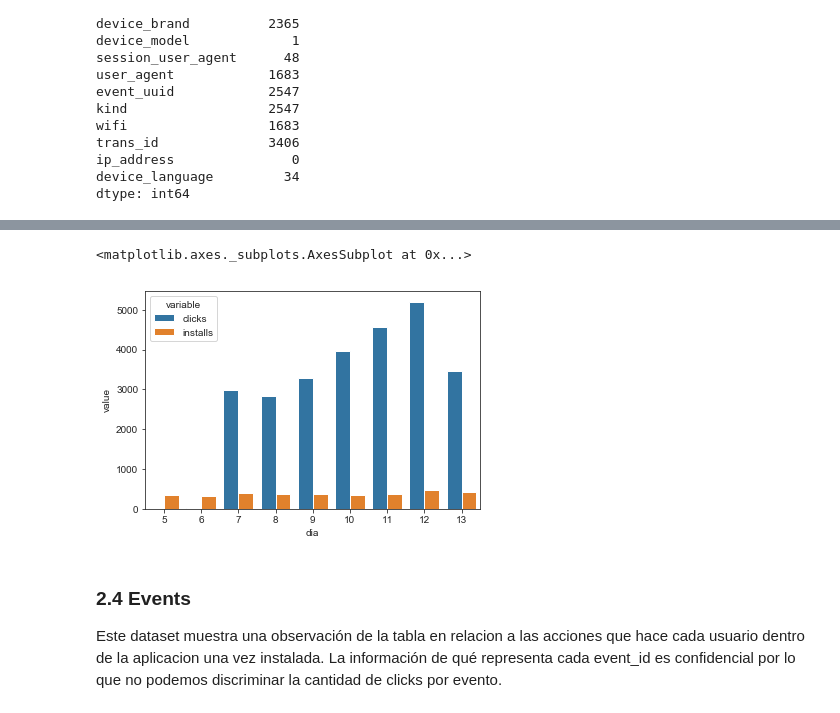
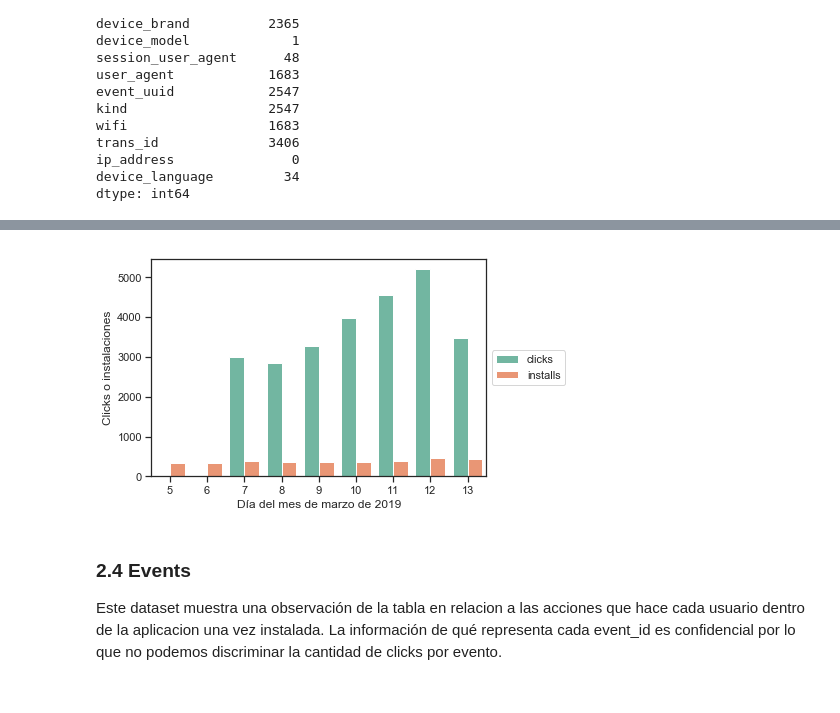
Before and after one commit to flor14/Organizacion_de_datos_2019, a Jupyter notebook: Tp1_datos.ipynb, the cells around one changed output, grey strips where cells are left out. Saved outputs shown, nothing was run; the diff lists cells and outputs as text; code cells hidden in the pictures.

```diff
--- a/Tp1_datos.ipynb
+++ b/Tp1_datos.ipynb
@@ -311,6 +398,9 @@ import matplotlib.pyplot as plt
 import seaborn as sns
 import pandas as pd
 import datetime as dt
+
+#estilo
+sns.set(palette='Set2', style = "ticks")
 
 #genero una columna extrayendo las horas y otra con los días
 installs['horas'] = installs['created'].dt.hour
@@ -332,9 +422,14 @@ for columna in df.columns:
                        kde = True,
                        kde_kws = {'shade': True, 'linewidth': 3},
                        label = columna)
+#ejes
+plt.xlabel("Día del mes de marzo de 2019")
+plt.ylabel("Densidad")
 
-ax.set_xlabel("día")
-ax.set_ylabel("Densidad")
+# saco leyenda de dentro del gráfico
+plt.legend(loc='center left', bbox_to_anchor=(1, 0.5))
 
 plt.show()
+
+fig.savefig("clicks_installs_densidad.pdf", dpi=fig.dpi, bbox_inches='tight')
 # %% [output]
@@ -364,17 +442,33 @@ df_bar = pd.DataFrame({'clicks': n_clicks["dia"], 'installs' : n_installs["dia"]
 # %%
 # grafico como barras
+
+#estilo
+sns.set(palette='Set2', style = "ticks")
+
+# cuento los dias
 n_clicks = clicks.groupby("dia").agg({"dia":"count"})
 n_installs = installs.groupby("dia").agg({"dia":"count"})
 
 #para click defini estas columnas antes
 df_bar = pd.DataFrame({'clicks': n_clicks["dia"], 'installs' : n_installs["dia"]})
 
-df_bar = pd.melt(df_bar.reset_index(),id_vars=["dia"])
+#paso el dataset a "formato largo"
+df_bar = pd.melt(df_bar.reset_index(), id_vars=["dia"])
 
+#grafico de barras
+fig = plt.figure()
 sns.barplot(x='dia', y='value', hue='variable', data=df_bar)
+
+#ejes
+plt.xlabel("Día del mes de marzo de 2019")
+plt.ylabel("Clicks o instalaciones")
+
+# saco leyenda de dentro del gráfico
+plt.legend(loc='center left', bbox_to_anchor=(1, 0.5))
+
+fig.savefig("clicks_installs_barras.pdf", dpi=fig.dpi, bbox_inches='tight')
 # %% [output]
-<matplotlib.axes._subplots.AxesSubplot at 0x...>
-[figure, old version]
+[figure, new version]
 # %% [markdown]
 ### 2.4 Events
 
```
Also changed, not shown: parts of 21 cells of this notebook, 5 other files.
